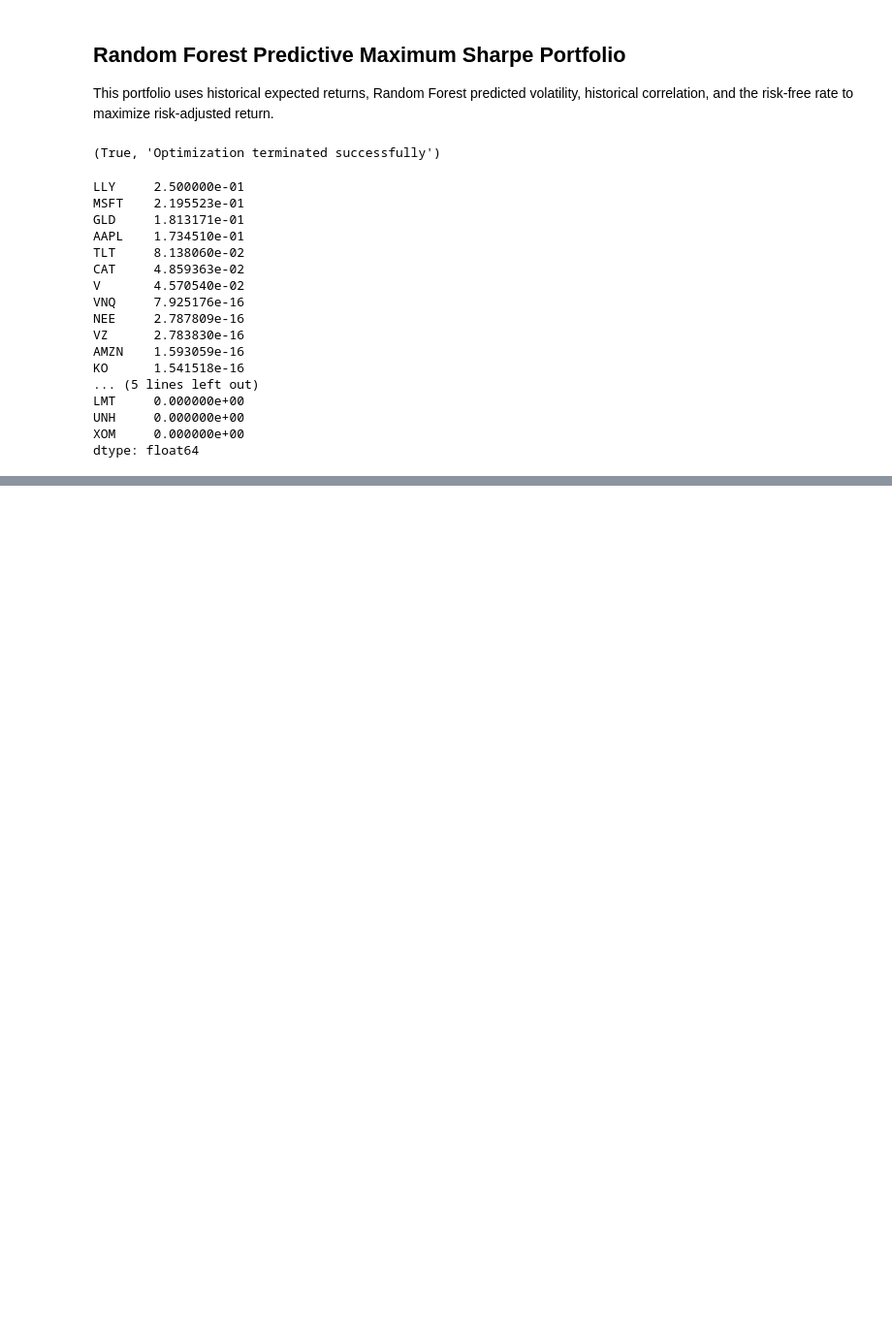
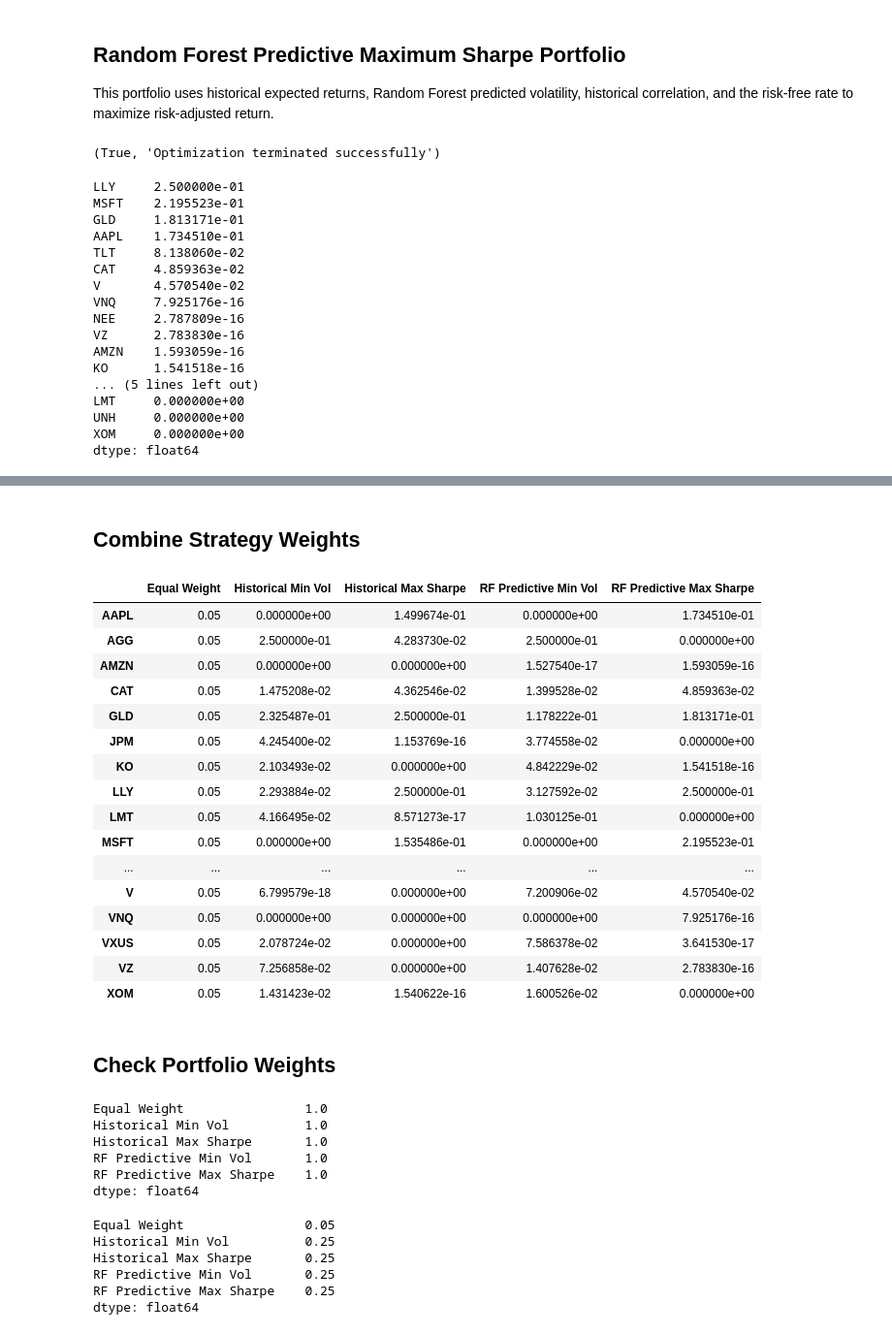
Before and after one commit to SamiiShabuse/INFO442-Group-Project, a Jupyter notebook: notebooks/06_portfolio_optimization/01_portfolio_optimization.ipynb, the cells around one changed output, grey strips where cells are left out. Shown at 97% size. Cells and saved outputs as stored; diff of their text form; code cells hidden in the pictures; blank space fills up the shorter version.

Commit message:
create final combined data

```diff
--- a/notebooks/06_portfolio_optimization/01_portfolio_optimization.ipynb
+++ b/notebooks/06_portfolio_optimization/01_portfolio_optimization.ipynb
@@ -633,0 +638,53 @@ dtype: float64
+# %% [markdown]
+## Combine Strategy Weights
+# %%
+strategy_weights = pd.DataFrame(
+    {
+        "Equal Weight": equal_weight_weights,
+        "Historical Min Vol": historical_min_vol_weights,
+        "Historical Max Sharpe": historical_max_sharpe_weights,
+        "RF Predictive Min Vol": rf_predictive_min_vol_weights,
+        "RF Predictive Max Sharpe": rf_predictive_max_sharpe_weights
+    },
+    index=portfolio_assets
+)
+# %%
+strategy_weights
+# %% [output]
+|  | Equal Weight | Historical Min Vol | Historical Max Sharpe | RF Predictive Min Vol | RF Predictive Max Sharpe |
+| AAPL | 0.05 | 0.000000e+00 | 1.499674e-01 | 0.000000e+00 | 1.734510e-01 |
+| AGG | 0.05 | 2.500000e-01 | 4.283730e-02 | 2.500000e-01 | 0.000000e+00 |
+| AMZN | 0.05 | 0.000000e+00 | 0.000000e+00 | 1.527540e-17 | 1.593059e-16 |
+| CAT | 0.05 | 1.475208e-02 | 4.362546e-02 | 1.399528e-02 | 4.859363e-02 |
+| GLD | 0.05 | 2.325487e-01 | 2.500000e-01 | 1.178222e-01 | 1.813171e-01 |
+| JPM | 0.05 | 4.245400e-02 | 1.153769e-16 | 3.774558e-02 | 0.000000e+00 |
+| KO | 0.05 | 2.103493e-02 | 0.000000e+00 | 4.842229e-02 | 1.541518e-16 |
+| LLY | 0.05 | 2.293884e-02 | 2.500000e-01 | 3.127592e-02 | 2.500000e-01 |
+| LMT | 0.05 | 4.166495e-02 | 8.571273e-17 | 1.030125e-01 | 0.000000e+00 |
+| MSFT | 0.05 | 0.000000e+00 | 1.535486e-01 | 0.000000e+00 | 2.195523e-01 |
+| ... | ... | ... | ... | ... | ... |
+| V | 0.05 | 6.799579e-18 | 0.000000e+00 | 7.200906e-02 | 4.570540e-02 |
+| VNQ | 0.05 | 0.000000e+00 | 0.000000e+00 | 0.000000e+00 | 7.925176e-16 |
+| VXUS | 0.05 | 2.078724e-02 | 0.000000e+00 | 7.586378e-02 | 3.641530e-17 |
+| VZ | 0.05 | 7.256858e-02 | 0.000000e+00 | 1.407628e-02 | 2.783830e-16 |
+| XOM | 0.05 | 1.431423e-02 | 1.540622e-16 | 1.600526e-02 | 0.000000e+00 |
+# %% [markdown]
+## Check Portfolio Weights
+# %%
+strategy_weights.sum()
+# %% [output]
+Equal Weight                1.0
+Historical Min Vol          1.0
+Historical Max Sharpe       1.0
+RF Predictive Min Vol       1.0
+RF Predictive Max Sharpe    1.0
+dtype: float64
+# %%
+strategy_weights.max()
+# %% [output]
+Equal Weight                0.05
+Historical Min Vol          0.25
+Historical Max Sharpe       0.25
+RF Predictive Min Vol       0.25
+RF Predictive Max Sharpe    0.25
+dtype: float64
```
Also changed, not shown: parts of 12 cells of this notebook, 4 other files.
